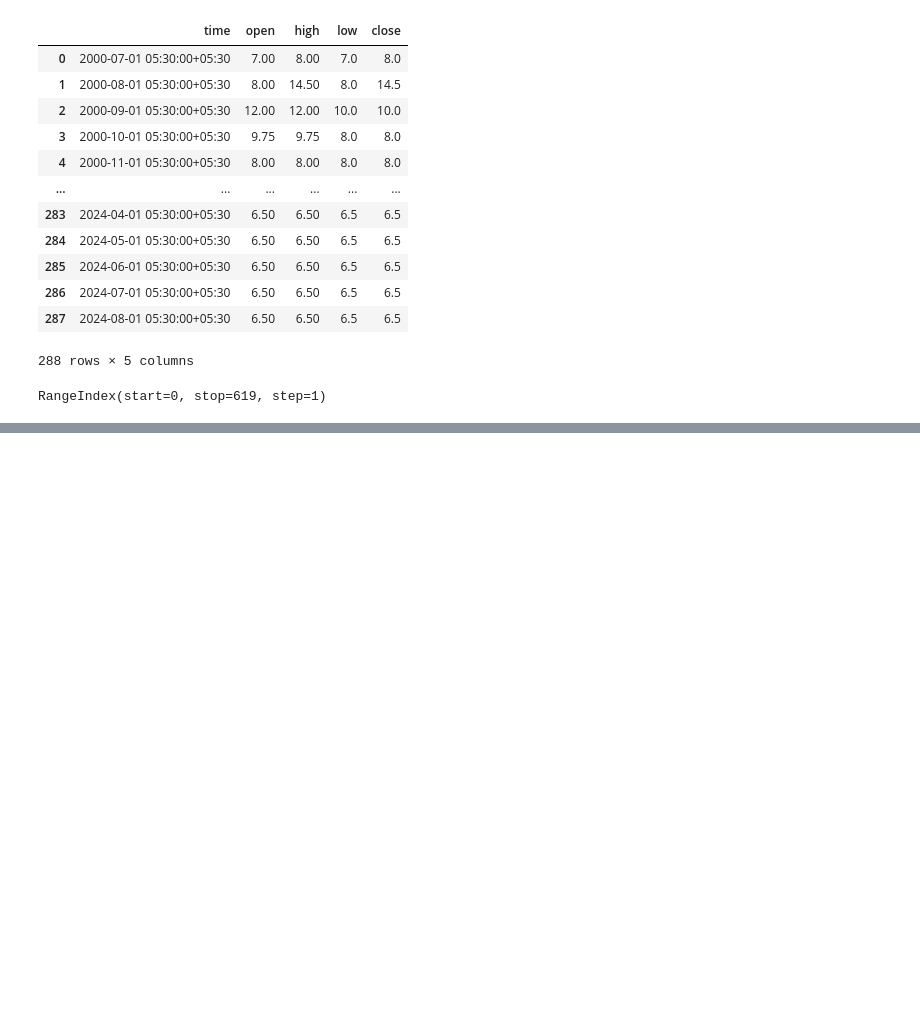
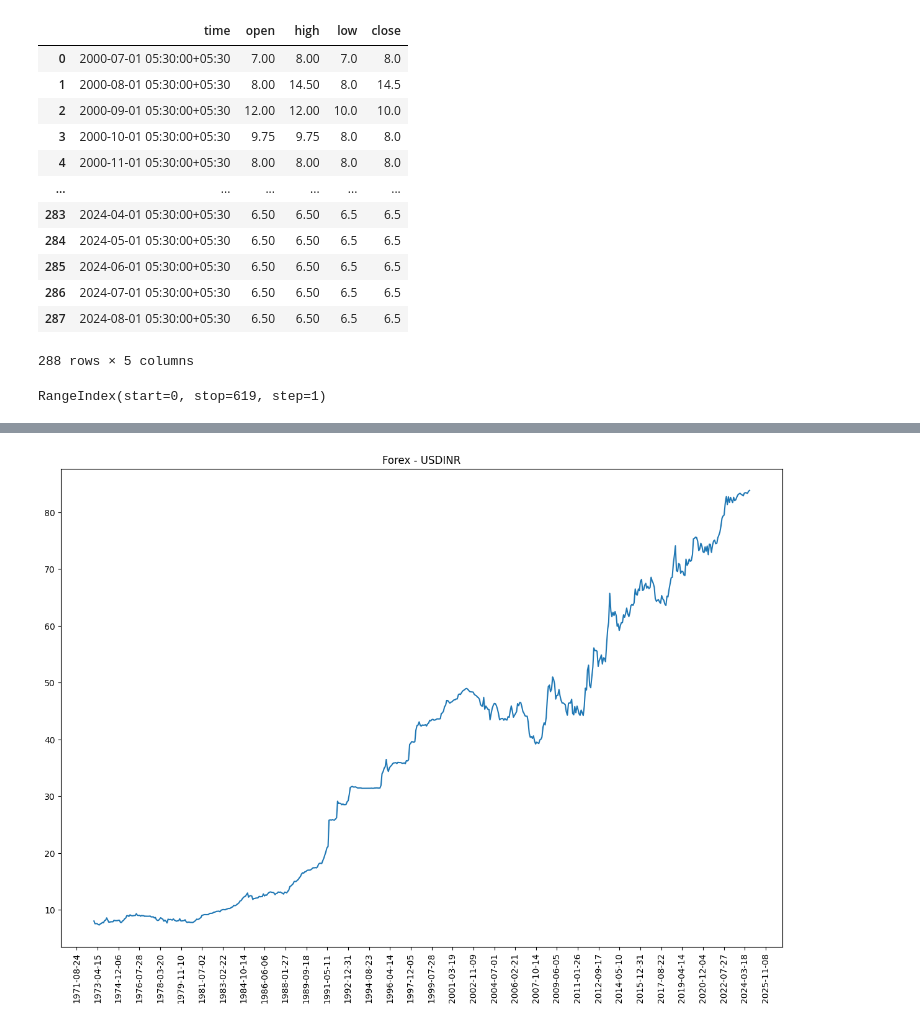
Before and after one commit to IshantSihag/Omnix-Sage, a Jupyter notebook: interest_rate.ipynb, the cells around one changed output, grey strips where cells are left out. Saved outputs shown, nothing was run; the diff lists cells and outputs as text; code cells hidden in the pictures; blank space fills up the shorter version.

```diff
--- a/interest_rate.ipynb
+++ b/interest_rate.ipynb
@@ -569,0 +534,13 @@ plt.show()
+# %%
+def plot_trading_graph(asset_class, symbol, look_back_bars=1200, time_frame='1M', timezone=pytz.timezone('Asia/Kolkata')):
+    df = load_asset_price(symbol, look_back_bars, time_frame, timezone)
+    fig, ax = plt.subplots(figsize=(15, 10))
+    plt.title(f'{asset_class} - {symbol}')
+    ax.plot(df['time'], df['close'], label='Close Price')
+    ax.xaxis.set_major_locator(MaxNLocator(nbins=40))
+    plt.xticks(rotation=90)
+    plt.show()
+# %%
+plot_trading_graph('Forex', 'USDINR')
+# %% [output]
+[figure, added]
```
Also changed, not shown: parts of 16 cells of this notebook, 1 other file.
